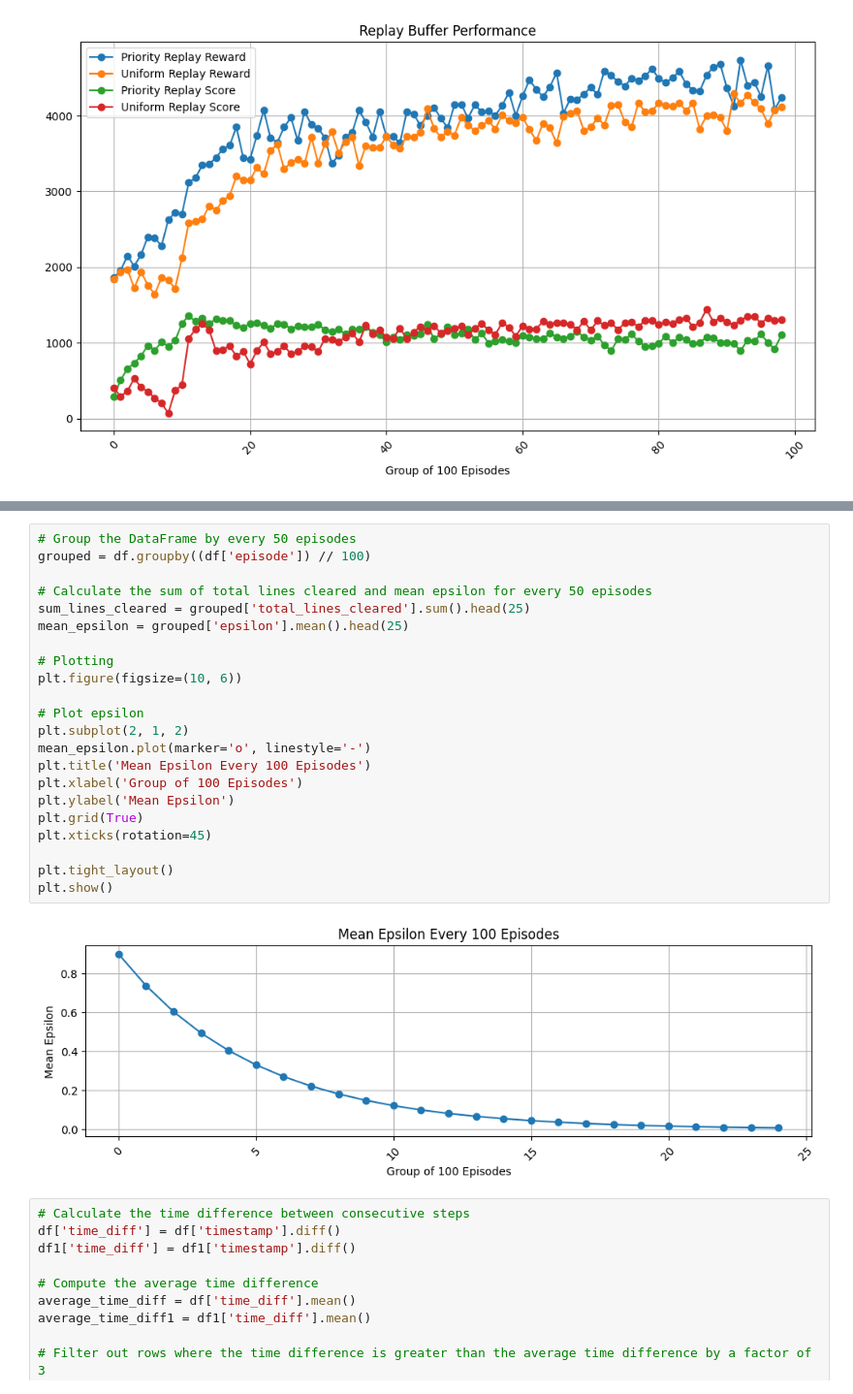
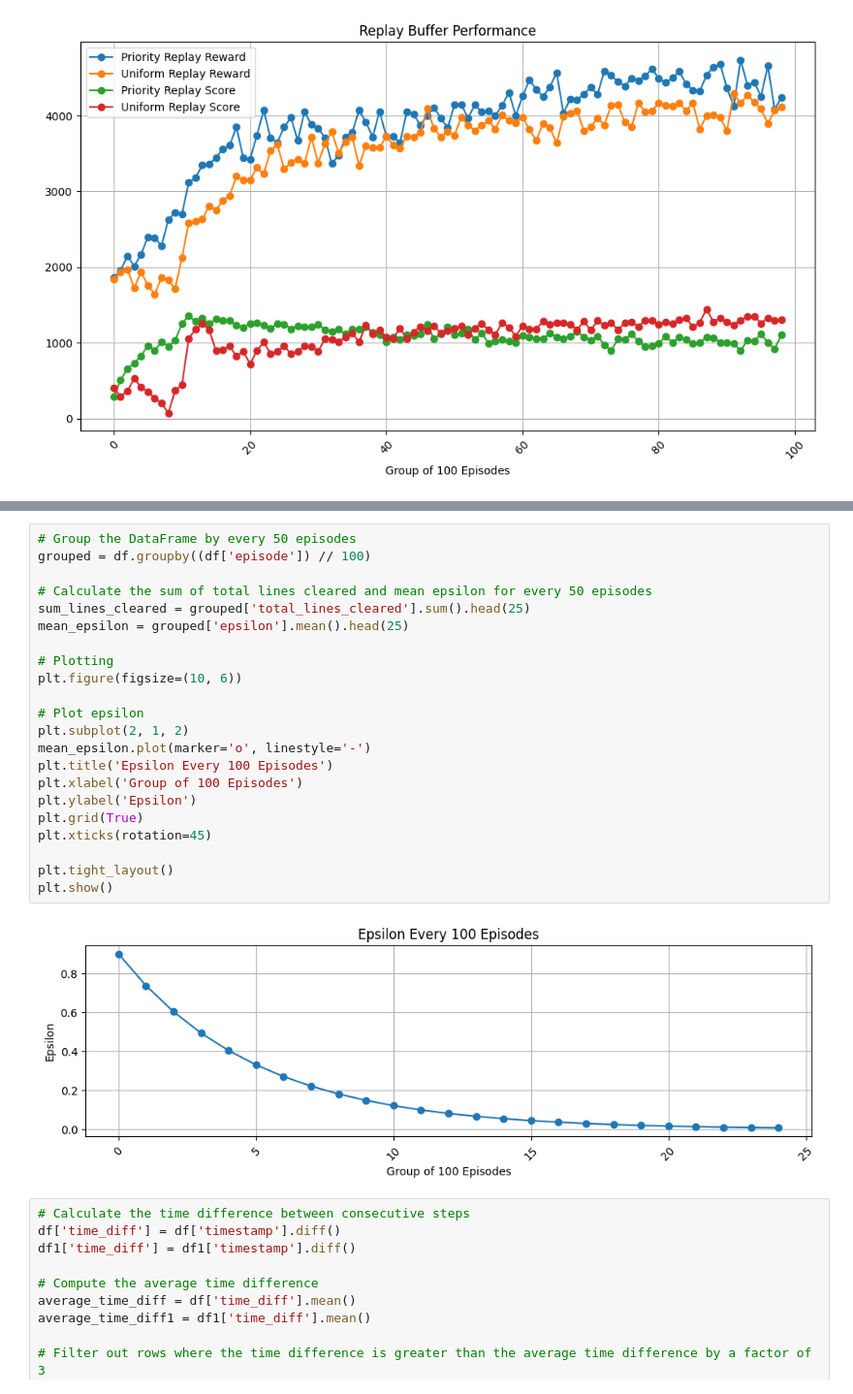
Before and after one commit to ken-tn/gymnasium-exploration, a Jupyter notebook: results-analyser.ipynb, the cells around one changed output, grey strips where cells are left out. Shown at 97% size. Drawn from its saved outputs; the diff is of its cells as text.

```diff
--- a/results-analyser.ipynb
+++ b/results-analyser.ipynb
@@ -49,27 +83,27 @@ plt.show()
 # %%
 # Group the DataFrame by every 50 episodes
 grouped = df.groupby((df['episode']) // 100)
 
 # Calculate the sum of total lines cleared and mean epsilon for every 50 episodes
 sum_lines_cleared = grouped['total_lines_cleared'].sum().head(25)
 mean_epsilon = grouped['epsilon'].mean().head(25)
 
 # Plotting
 plt.figure(figsize=(10, 6))
 
 # Plot epsilon
 plt.subplot(2, 1, 2)
 mean_epsilon.plot(marker='o', linestyle='-')
-plt.title('Mean Epsilon Every 100 Episodes')
+plt.title('Epsilon Every 100 Episodes')
 plt.xlabel('Group of 100 Episodes')
-plt.ylabel('Mean Epsilon')
+plt.ylabel('Epsilon')
 plt.grid(True)
 plt.xticks(rotation=45)
 
 plt.tight_layout()
 plt.show()
 # %% [output]
-[figure, old version]
+[figure, new version]
 # %%
 # Calculate the time difference between consecutive steps
 df['time_diff'] = df['timestamp'].diff()
```
Also changed, not shown: parts of 3 cells of this notebook.
